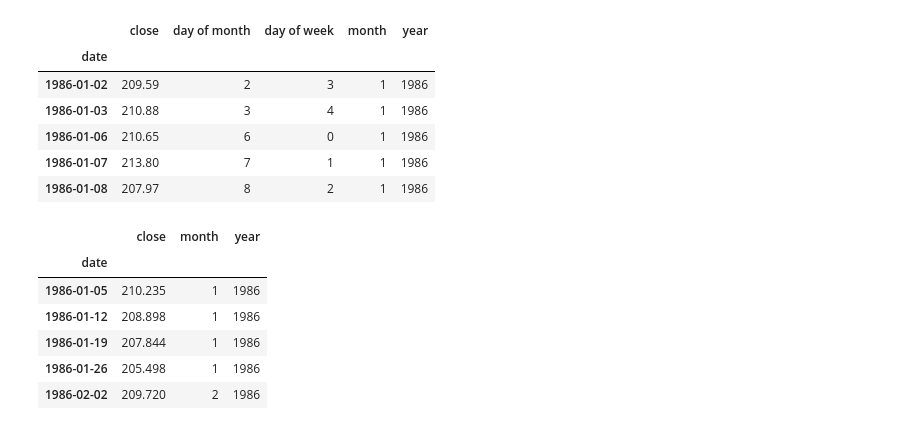
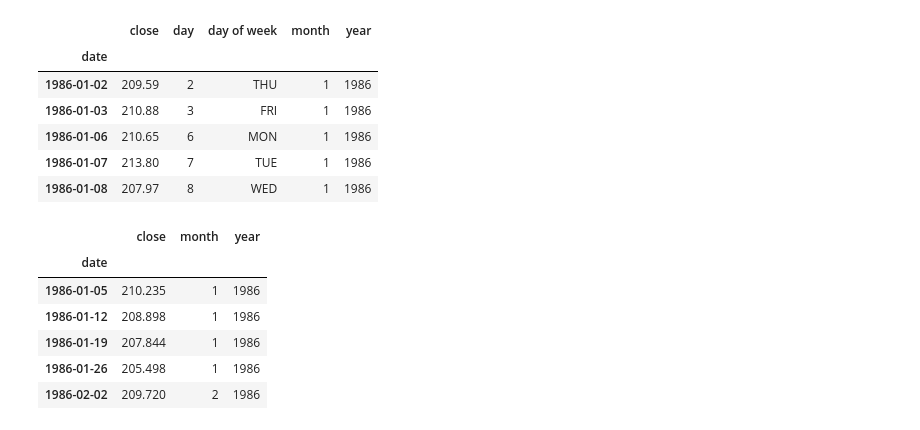
Before and after one commit to marcosvilela/modelagem-analitica-20.3, a Jupyter notebook: source/Daniel/Daniel_AnaliseExploratoria.ipynb, the cells around one changed output. Saved outputs shown, nothing was run; the diff lists cells and outputs as text; code cells hidden in the pictures.

```diff
--- a/source/Daniel/Daniel_AnaliseExploratoria.ipynb
+++ b/source/Daniel/Daniel_AnaliseExploratoria.ipynb
@@ -63,20 +23,22 @@ def tsplot(y, lags=None, figsize=(12, 7), syle='bmh'):
 # %%
 df_train = df
 df_train["date"] = pd.to_datetime(df_train["date"])
-df_train['day of month'] = pd.DatetimeIndex(df_train["date"]).day
+df_train['day'] = pd.DatetimeIndex(df_train["date"]).day
 df_train['day of week'] = pd.DatetimeIndex(df_train["date"]).dayofweek
+df_train['day of week'] = df_train['day of week'].astype(str)
+df_train['day of week'] = df_train['day of week'].replace([str(0),str(1),str(2),str(3),str(4)],['MON','TUE','WED','THU','FRI'])
 df_train['month'] = pd.DatetimeIndex(df_train["date"]).month
 df_train['year'] = pd.DatetimeIndex(df_train["date"]).year
 df_train = df_train.set_index('date')
 df_train.head()
 # %% [output]
-|  | close | day of month | day of week | month | year |
+|  | close | day | day of week | month | year |
 | date |  |  |  |  |  |
-| 1986-01-02 | 209.59 | 2 | 3 | 1 | 1986 |
-| 1986-01-03 | 210.88 | 3 | 4 | 1 | 1986 |
-| 1986-01-06 | 210.65 | 6 | 0 | 1 | 1986 |
-| 1986-01-07 | 213.80 | 7 | 1 | 1 | 1986 |
-| 1986-01-08 | 207.97 | 8 | 2 | 1 | 1986 |
+| 1986-01-02 | 209.59 | 2 | THU | 1 | 1986 |
+| 1986-01-03 | 210.88 | 3 | FRI | 1 | 1986 |
+| 1986-01-06 | 210.65 | 6 | MON | 1 | 1986 |
+| 1986-01-07 | 213.80 | 7 | TUE | 1 | 1986 |
+| 1986-01-08 | 207.97 | 8 | WED | 1 | 1986 |
 # %%
 df_train_week = df
 df_train_week["date"] = pd.to_datetime(df_train_week["date"])
```
Also changed, not shown: parts of 23 cells of this notebook.
